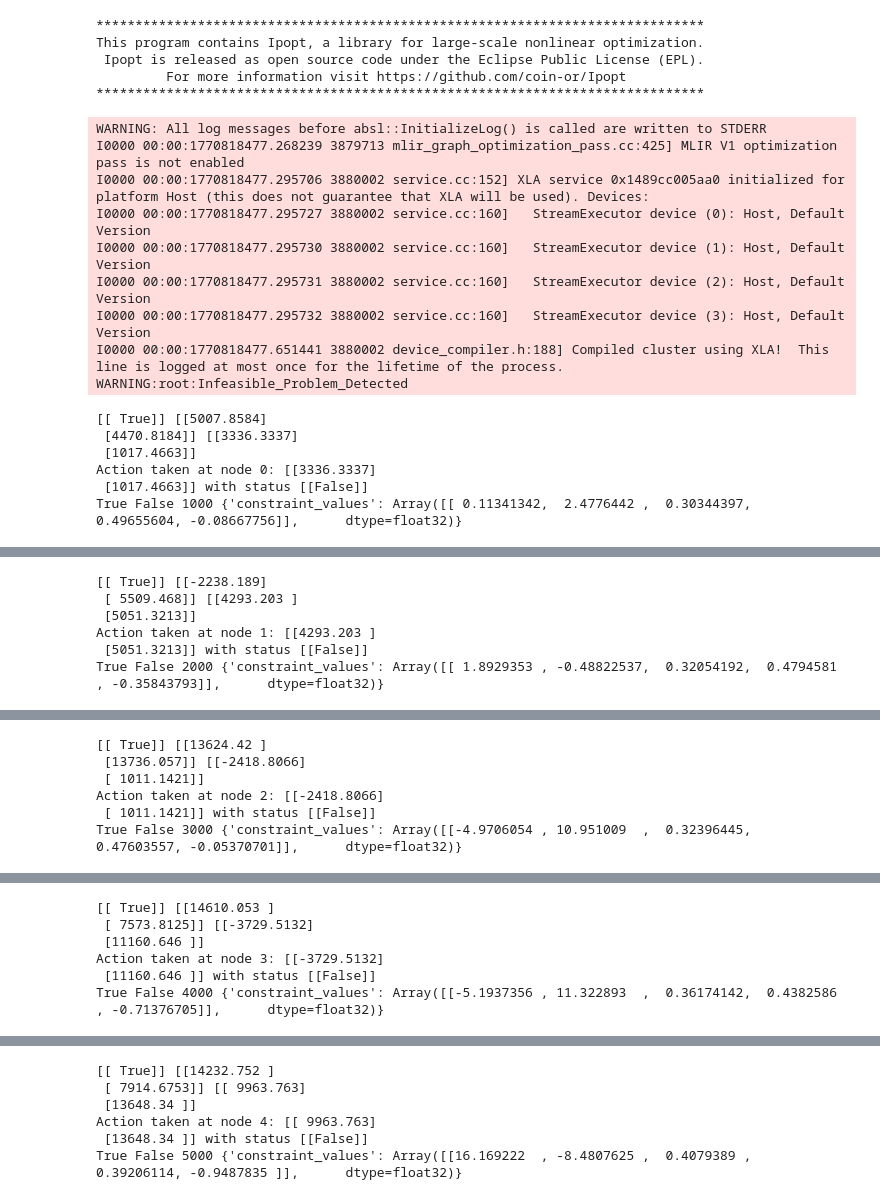
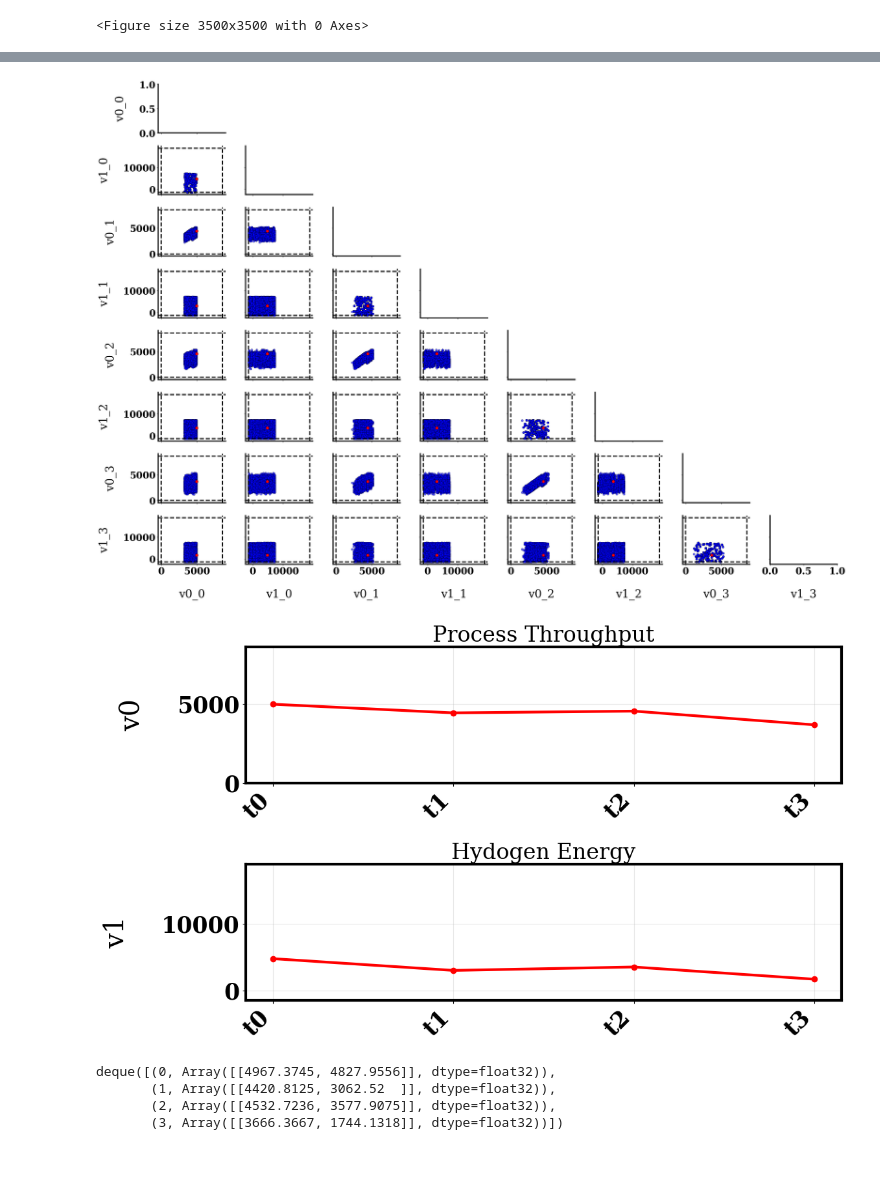
Before and after one commit to mawbray/mu.F, a Jupyter notebook: simulator.ipynb, the cells around one changed output, grey strips where cells are left out. Cells and saved outputs as stored; diff of their text form; code cells hidden in the pictures; blank space fills up the shorter version.

```diff
--- a/simulator.ipynb
+++ b/simulator.ipynb
@@ -16,6 +16,6 @@ os.chdir("./src")
 from agent import Agent
 from environment.h2_export_2 import H2ExportEnvironmentTwoArg as H2ExportEnvironment
 
-solve_date = "2026-02-10"
-solve_id = "12-53-45"#  12:53 - 06:55 <-> took ~ 18 hours
+solve_date = "2026-02-11"
+solve_id = "16-23-56"#  12:53 - 06:55 <-> took ~ 18 hours
 # %% [output]
@@ -42,15 +36,16 @@ u = env.reset()
 net_r = 0
 count = 0
 while True:
-    v = agent.act(u).T
-    u, r, term, trunc, info = env.step(u, v)
+    v = agent.act(u)
+    u, r, term, trunc, info = env.step(u, v, z=jnp.array([5.9]))
 
     net_r += r
     if term or trunc:
         print(term, trunc, net_r, info)
     count += 1
-    if count == 9:
+    if count == 4:
         break
 
-#agent.add_policy_to_plot()
+agent.add_policy_to_plot()
+_ = agent.plot_trajectories(['Process Throughput', 'Hydogen Energy'])
 # %% [output]
@@ -58,20 +56 @@ while True:
-******************************************************************************
-This program contains Ipopt, a library for large-scale nonlinear optimization.
- Ipopt is released as open source code under the Eclipse Public License (EPL).
-         For more information visit https://github.com/coin-or/Ipopt
-******************************************************************************
+<Figure size 3500x3500 with 0 Axes>
-WARNING: All log messages before absl::InitializeLog() is called are written to STDERR
-I0000 00:00:1770818477.268239 3879713 mlir_graph_optimization_pass.cc:425] MLIR V1 optimization pass is not enabled
-I0000 00:00:1770818477.295706 3880002 service.cc:152] XLA service 0x1489cc005aa0 initialized for platform Host (this does not guarantee that XLA will be used). Devices:
-I0000 00:00:1770818477.295727 3880002 service.cc:160]   StreamExecutor device (0): Host, Default Version
-I0000 00:00:1770818477.295730 3880002 service.cc:160]   StreamExecutor device (1): Host, Default Version
-I0000 00:00:1770818477.295731 3880002 service.cc:160]   StreamExecutor device (2): Host, Default Version
-I0000 00:00:1770818477.295732 3880002 service.cc:160]   StreamExecutor device (3): Host, Default Version
-I0000 00:00:1770818477.651441 3880002 device_compiler.h:188] Compiled cluster using XLA!  This line is logged at most once for the lifetime of the process.
-WARNING:root:Infeasible_Problem_Detected
-[[ True]] [[5007.8584]
- [4470.8184]] [[3336.3337]
- [1017.4663]]
-Action taken at node 0: [[3336.3337]
- [1017.4663]] with status [[False]]
-True False 1000 {'constraint_values': Array([[ 0.11341342,  2.4776442 ,  0.30344397,  0.49655604, -0.08667756]],      dtype=float32)}
@@ -79,6 +56,0 @@ WARNING:root:Infeasible_Problem_Detected
-[[ True]] [[-2238.189]
- [ 5509.468]] [[4293.203 ]
- [5051.3213]]
-Action taken at node 1: [[4293.203 ]
- [5051.3213]] with status [[False]]
-True False 2000 {'constraint_values': Array([[ 1.8929353 , -0.48822537,  0.32054192,  0.4794581 , -0.35843793]],      dtype=float32)}
@@ -86,6 +56,0 @@ WARNING:root:Infeasible_Problem_Detected
-[[ True]] [[13624.42 ]
- [13736.057]] [[-2418.8066]
- [ 1011.1421]]
-Action taken at node 2: [[-2418.8066]
- [ 1011.1421]] with status [[False]]
-True False 3000 {'constraint_values': Array([[-4.9706054 , 10.951009  ,  0.32396445,  0.47603557, -0.05370701]],      dtype=float32)}
@@ -93,6 +56,0 @@ WARNING:root:Infeasible_Problem_Detected
-[[ True]] [[14610.053 ]
- [ 7573.8125]] [[-3729.5132]
- [11160.646 ]]
-Action taken at node 3: [[-3729.5132]
- [11160.646 ]] with status [[False]]
-True False 4000 {'constraint_values': Array([[-5.1937356 , 11.322893  ,  0.36174142,  0.4382586 , -0.71376705]],      dtype=float32)}
@@ -100,6 +57,9 @@ WARNING:root:Infeasible_Problem_Detected
-[[ True]] [[14232.752 ]
- [ 7914.6753]] [[ 9963.763]
- [13648.34 ]]
-Action taken at node 4: [[ 9963.763]
- [13648.34 ]] with status [[False]]
-True False 5000 {'constraint_values': Array([[16.169222  , -8.4807625 ,  0.4079389 ,  0.39206114, -0.9487835 ]],      dtype=float32)}
+[figure, added]
+[figure, added]
+# %%
+agent._actions
+# %% [output]
+deque([(0, Array([[4967.3745, 4827.9556]], dtype=float32)),
+       (1, Array([[4420.8125, 3062.52  ]], dtype=float32)),
+       (2, Array([[4532.7236, 3577.9075]], dtype=float32)),
+       (3, Array([[3666.3667, 1744.1318]], dtype=float32))])
```
Also changed, not shown: parts of 2 cells of this notebook, 13 other files.
